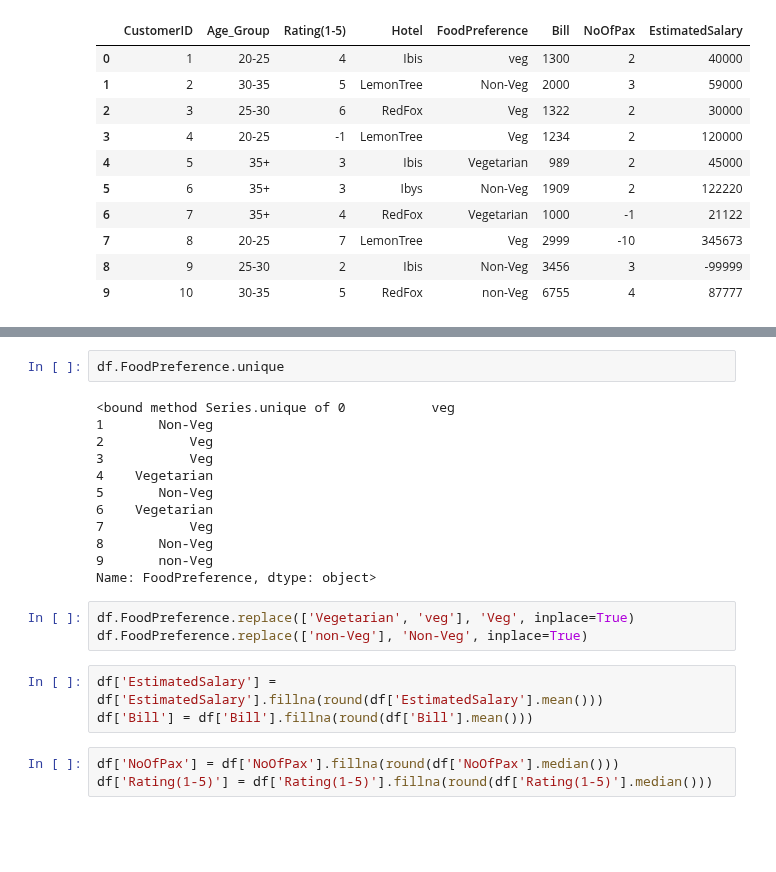
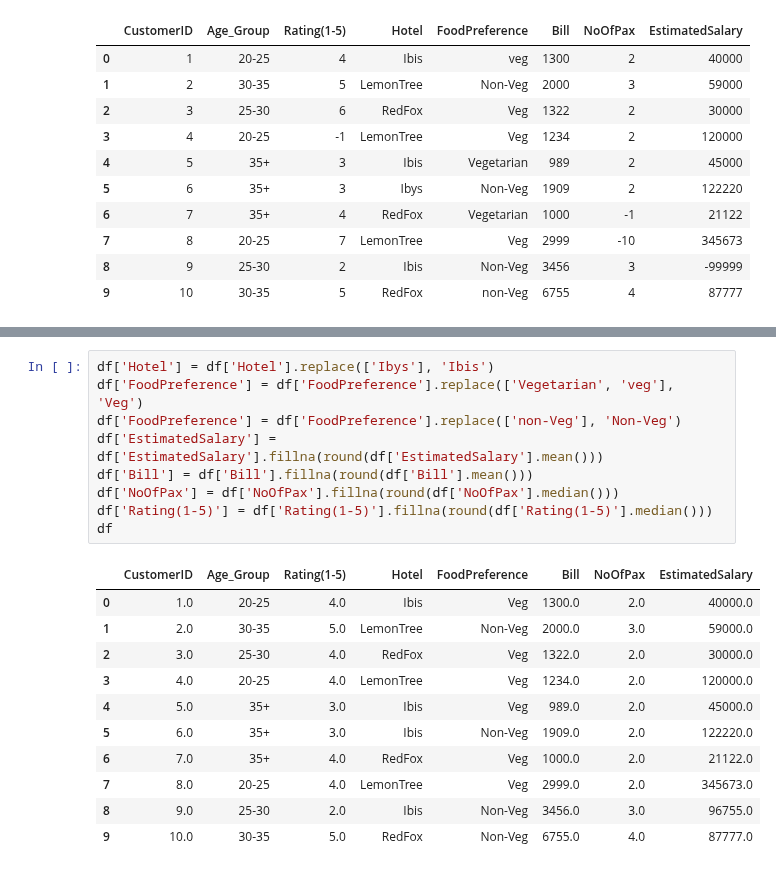
Before and after one commit to dharanishree-p/FDS_LAB_RECORD-SEM-III, a Jupyter notebook: 13_Ex_13.ipynb, the cells around one changed output, grey strips where cells are left out. Cells and saved outputs as stored; diff of their text form; blank space fills up the shorter version.

```diff
--- a/13_Ex_13.ipynb
+++ b/13_Ex_13.ipynb
@@ -133,23 +126,21 @@ df['Hotel'] = df['Hotel'].replace(['Ibys'], 'Ibis')
-# %%
-df.FoodPreference.unique
-# %% [output]
-<bound method Series.unique of 0           veg
-1       Non-Veg
-2           Veg
-3           Veg
-4    Vegetarian
-5       Non-Veg
-6    Vegetarian
-7           Veg
-8       Non-Veg
-9       non-Veg
-Name: FoodPreference, dtype: object>
-# %%
-df.FoodPreference.replace(['Vegetarian', 'veg'], 'Veg', inplace=True)
-df.FoodPreference.replace(['non-Veg'], 'Non-Veg', inplace=True)
-# %%
-df['EstimatedSalary'] = df['EstimatedSalary'].fillna(round(df['EstimatedSalary'].mean()))
-df['Bill'] = df['Bill'].fillna(round(df['Bill'].mean()))
 # %%
+df['Hotel'] = df['Hotel'].replace(['Ibys'], 'Ibis')
+df['FoodPreference'] = df['FoodPreference'].replace(['Vegetarian', 'veg'], 'Veg')
+df['FoodPreference'] = df['FoodPreference'].replace(['non-Veg'], 'Non-Veg')
+df['EstimatedSalary'] = df['EstimatedSalary'].fillna(round(df['EstimatedSalary'].mean()))
+df['Bill'] = df['Bill'].fillna(round(df['Bill'].mean()))
 df['NoOfPax'] = df['NoOfPax'].fillna(round(df['NoOfPax'].median()))
 df['Rating(1-5)'] = df['Rating(1-5)'].fillna(round(df['Rating(1-5)'].median()))
+df
+# %% [output]
+|  | CustomerID | Age_Group | Rating(1-5) | Hotel | FoodPreference | Bill | NoOfPax | EstimatedSalary |
+| 0 | 1.0 | 20-25 | 4.0 | Ibis | Veg | 1300.0 | 2.0 | 40000.0 |
+| 1 | 2.0 | 30-35 | 5.0 | LemonTree | Non-Veg | 2000.0 | 3.0 | 59000.0 |
+| 2 | 3.0 | 25-30 | 4.0 | RedFox | Veg | 1322.0 | 2.0 | 30000.0 |
+| 3 | 4.0 | 20-25 | 4.0 | LemonTree | Veg | 1234.0 | 2.0 | 120000.0 |
+| 4 | 5.0 | 35+ | 3.0 | Ibis | Veg | 989.0 | 2.0 | 45000.0 |
+| 5 | 6.0 | 35+ | 3.0 | Ibis | Non-Veg | 1909.0 | 2.0 | 122220.0 |
+| 6 | 7.0 | 35+ | 4.0 | RedFox | Veg | 1000.0 | 2.0 | 21122.0 |
+| 7 | 8.0 | 20-25 | 4.0 | LemonTree | Veg | 2999.0 | 2.0 | 345673.0 |
+| 8 | 9.0 | 25-30 | 2.0 | Ibis | Non-Veg | 3456.0 | 3.0 | 96755.0 |
+| 9 | 10.0 | 30-35 | 5.0 | RedFox | Non-Veg | 6755.0 | 4.0 | 87777.0 |
```
Also changed, not shown: parts of 5 cells of this notebook.
